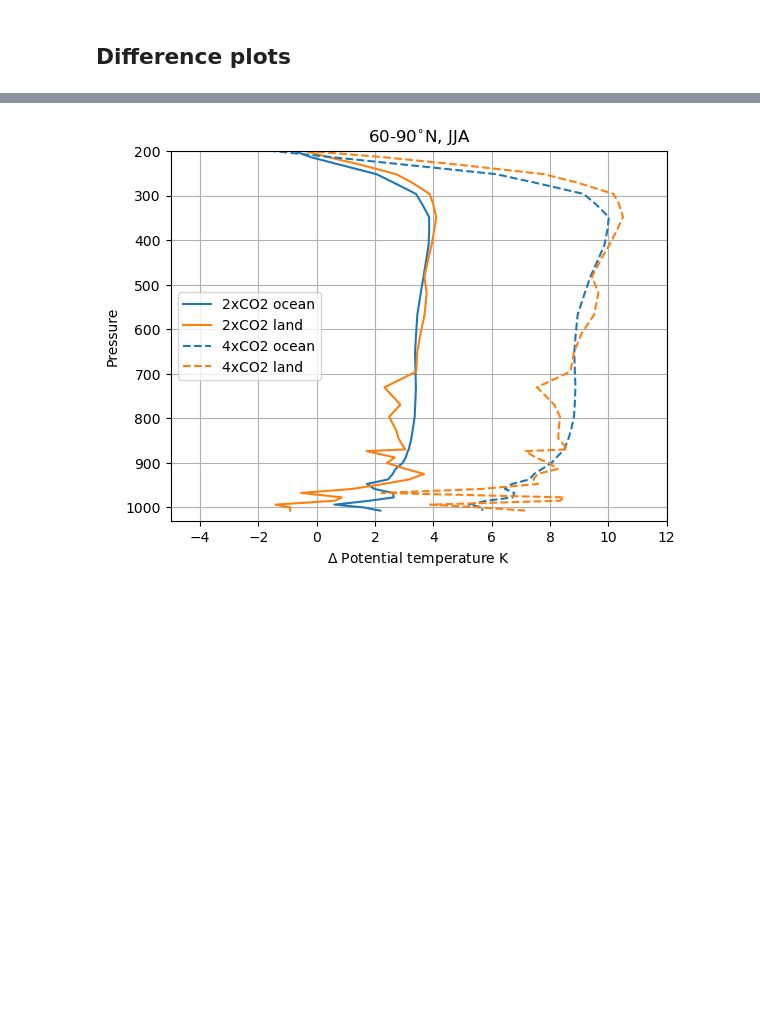
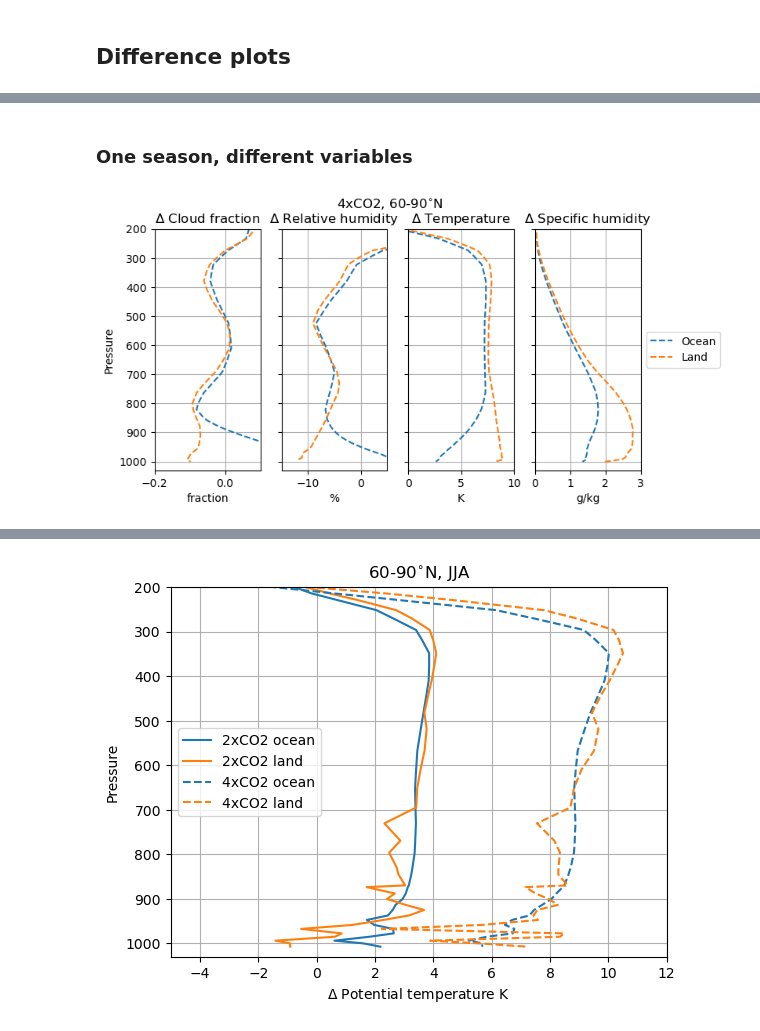
Before and after one commit to astridbg/arctic-cloud-feedbacks, a Jupyter notebook: vertical_profiles.ipynb, the cells around one changed output, grey strips where cells are left out. Drawn from its saved outputs; the diff is of its cells as text; code cells hidden in the pictures; blank space fills up the shorter version.

```diff
--- a/vertical_profiles.ipynb
+++ b/vertical_profiles.ipynb
@@ -4,7 +4,7 @@ import numpy as np
 import functions
 import matplotlib.pyplot as plt
 # %%
-datadir = '/projects/NS9600K/astridbg/arctic-cld-feedbacks/data/other_cloud_vars/'
+datadir = '/nird/datapeak/NS9600K/astridbg/arctic-cld-feedbacks/data/other_cloud_vars/'
 # %% [markdown]
 ## Regrid vertical variables to pressure levels
 # %% [markdown]
@@ -232,0 +151,56 @@ plt.show()
+# %% [markdown]
+### One season, different variables
+# %%
+ONLY_OPEN_OCEAN=True
+STD=False
+season = 'JJA'
+co2_conc = 'abrupt-4xCO2'
+Arctic_limit = 60
+vars = ['CLOUD','RELHUM','T','Q']
+xlims = [[-0.2,0.1], [-15,5], [0,10], [0,3]]
+names = ['Cloud fraction', 'Relative humidity', 'Temperature', 'Specific humidity']
+units = ['fraction', '%', 'K', 'g/kg']
+
+fig, axs = plt.subplots(1, 4, figsize=(8,4), sharey=True)
+fig.suptitle(co2_conc.split('-')[-1]+', '+str(Arctic_limit)+'-90$^{\circ}$N')
+
+for ax, var,xlim, name, unit in zip(axs.flatten(),vars, xlims, names, units):
+
+    Arctic_lnd_piClim = functions.computeWeightedMeanMasked(ds_seasons[var].sel(lat=slice(Arctic_limit, 90), season=season, co2_conc='piClim'), landmask.sel(lat=slice(Arctic_limit, 90)))
+    Arctic_lnd_per = functions.computeWeightedMeanMasked(ds_seasons[var].sel(lat=slice(Arctic_limit, 90), season=season, co2_conc=co2_conc), landmask.sel(lat=slice(Arctic_limit, 90)))
+    if ONLY_OPEN_OCEAN:
+        Arctic_ocn_piClim = functions.computeWeightedMeanMasked(ds_seasons[var].sel(lat=slice(Arctic_limit, 90), season=season, co2_conc='piClim'), openocean_strict.sel(lat=slice(Arctic_limit, 90)))
+        Arctic_ocn_per = functions.computeWeightedMeanMasked(ds_seasons[var].sel(lat=slice(Arctic_limit, 90), season=season, co2_conc=co2_conc), openocean_strict.sel(lat=slice(Arctic_limit, 90)))
+    else:
+        Arctic_ocn_piClim = functions.computeWeightedMeanMasked(ds_seasons[var].sel(lat=slice(Arctic_limit, 90), season=season, co2_conc='piClim'), oceanmask.sel(lat=slice(Arctic_limit, 90)))
+        Arctic_ocn_per = functions.computeWeightedMeanMasked(ds_seasons[var].sel(lat=slice(Arctic_limit, 90), season=season, co2_conc=co2_conc), oceanmask.sel(lat=slice(Arctic_limit, 90)))
+
+    d_lnd_mean = Arctic_lnd_per-Arctic_lnd_piClim
+    d_ocn_mean = Arctic_ocn_per-Arctic_ocn_piClim
+
+    if STD:
+        std_lnd = functions.computeWeightedStdMasked(ds[var].sel(lat=slice(Arctic_limit, 90), co2_conc='piClim'), landmask.sel(lat=slice(Arctic_limit, 90)), season=season)
+        if ONLY_OPEN_OCEAN:
+            std_ocn = functions.computeWeightedStdMasked(ds[var].sel(lat=slice(Arctic_limit, 90), co2_conc='piClim'), openocean_strict.sel(lat=slice(Arctic_limit, 90)), season=season)
+        else:
+            std_ocn = functions.computeWeightedStdMasked(ds[var].sel(lat=slice(Arctic_limit, 90), co2_conc='piClim'), openocean_strict.sel(lat=slice(Arctic_limit, 90)), season=season)
+
+    if var=='Q':
+        ax.plot((d_ocn_mean)*1000, ds_seasons.plev, color='tab:blue', linestyle = '--',label='Ocean')
+        ax.plot((d_lnd_mean)*1000, ds_seasons.plev, color='tab:orange', linestyle = '--', label='Land')
+        if STD:
+            ax.fill_betweenx(ds_seasons.plev, d_ocn_mean)
+    else:
+        ax.plot(d_ocn_mean, ds_seasons.plev, color='tab:blue', linestyle = '--',label='Ocean')
+        ax.plot(d_lnd_mean, ds_seasons.plev, color='tab:orange', linestyle = '--', label='Land')
+
+    ax.set_ylim([1030,200])
+    ax.set_xlabel(unit)
+    ax.set_title('$\Delta$ '+name)
+    ax.set_xlim(xlim)
+    ax.grid()
+axs[0].set_ylabel('Pressure')
+ax.legend(loc='center left', bbox_to_anchor=(1, 0.5))
+plt.show()
+# %% [output]
+[figure, added]
```
Also changed, not shown: parts of 51 cells of this notebook, 4 other files.
